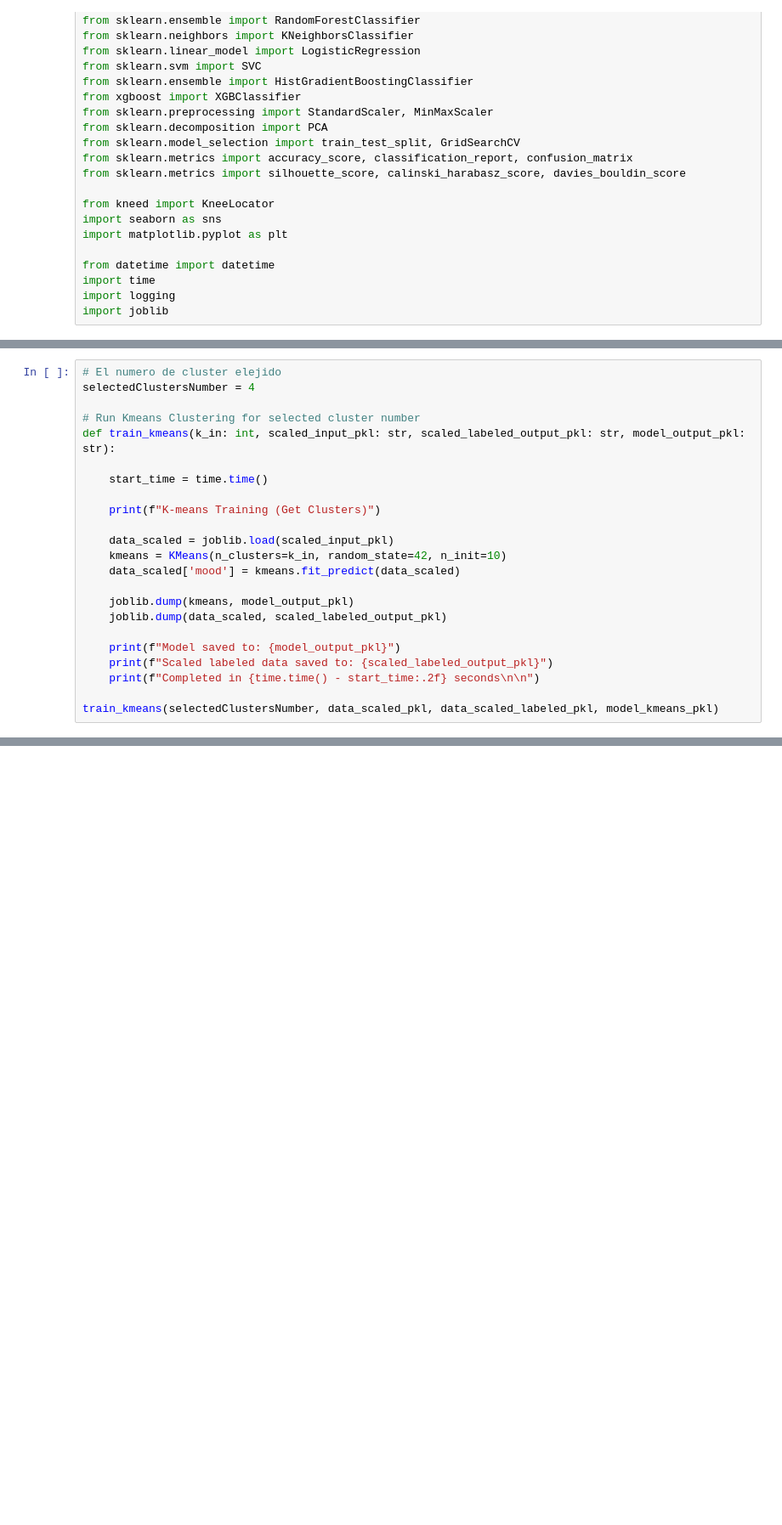
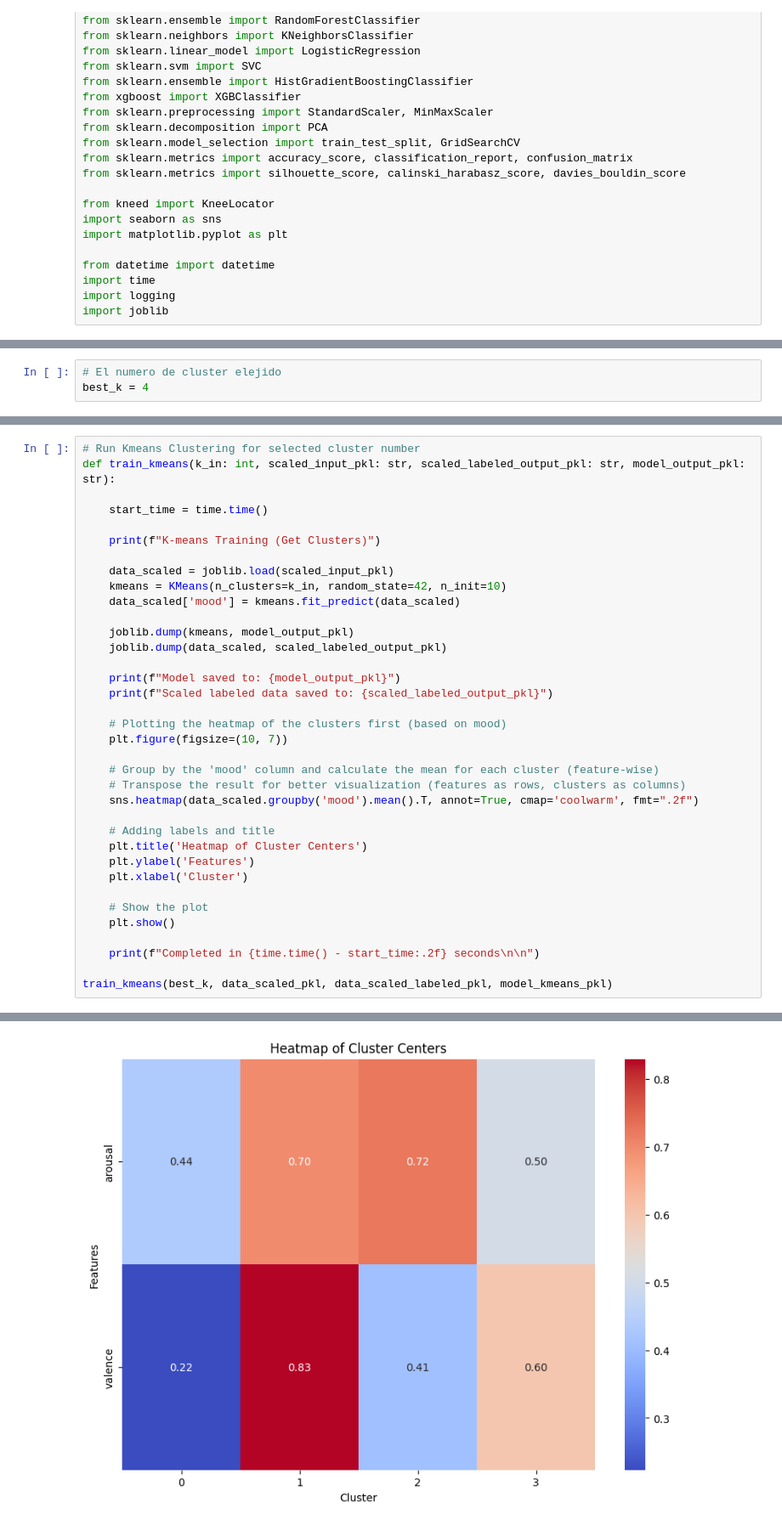
Before and after one commit to algond123/ProyectoFinal_BDML14, a Jupyter notebook: proyectoExplicadoCode.ipynb, the cells around one changed output, grey strips where cells are left out. Shown at 85% size. Saved outputs shown, nothing was run; the diff lists cells and outputs as text; blank space fills up the shorter version.

```diff
--- a/proyectoExplicadoCode.ipynb
+++ b/proyectoExplicadoCode.ipynb
@@ -319 +332,4 @@ Best k based on KneeLocator: k = 7
+# %%
+# El numero de cluster elejido
+best_k = 4
 # %% [markdown]
@@ -321,7 +337,4 @@ Best k based on KneeLocator: k = 7
 # %%
-# El numero de cluster elejido
-selectedClustersNumber = 4
-
 # Run Kmeans Clustering for selected cluster number
 def train_kmeans(k_in: int, scaled_input_pkl: str, scaled_labeled_output_pkl: str, model_output_pkl: str):
 
@@ -338,9 +351,25 @@ def train_kmeans(k_in: int, scaled_input_pkl: str, scaled_labeled_output_pkl: st
 
     print(f"Model saved to: {model_output_pkl}")
     print(f"Scaled labeled data saved to: {scaled_labeled_output_pkl}")
+
+    # Plotting the heatmap of the clusters first (based on mood)
+    plt.figure(figsize=(10, 7))
+
+    # Group by the 'mood' column and calculate the mean for each cluster (feature-wise)
+    # Transpose the result for better visualization (features as rows, clusters as columns)
+    sns.heatmap(data_scaled.groupby('mood').mean().T, annot=True, cmap='coolwarm', fmt=".2f")
+
+    # Adding labels and title
+    plt.title('Heatmap of Cluster Centers')
+    plt.ylabel('Features')
+    plt.xlabel('Cluster')
+
+    # Show the plot
+    plt.show()
+
     print(f"Completed in {time.time() - start_time:.2f} seconds\n\n")
 
-train_kmeans(selectedClustersNumber, data_scaled_pkl, data_scaled_labeled_pkl, model_kmeans_pkl)
+train_kmeans(best_k, data_scaled_pkl, data_scaled_labeled_pkl, model_kmeans_pkl)
 # %% [output]
 K-means Training (Get Clusters)
 Model saved to: ./Models/model_kmeans.pkl
@@ -348,0 +377 @@ Completed in 2.79 seconds
+[figure, added]
```
Also changed, not shown: parts of 32 cells of this notebook, 1 other file.
